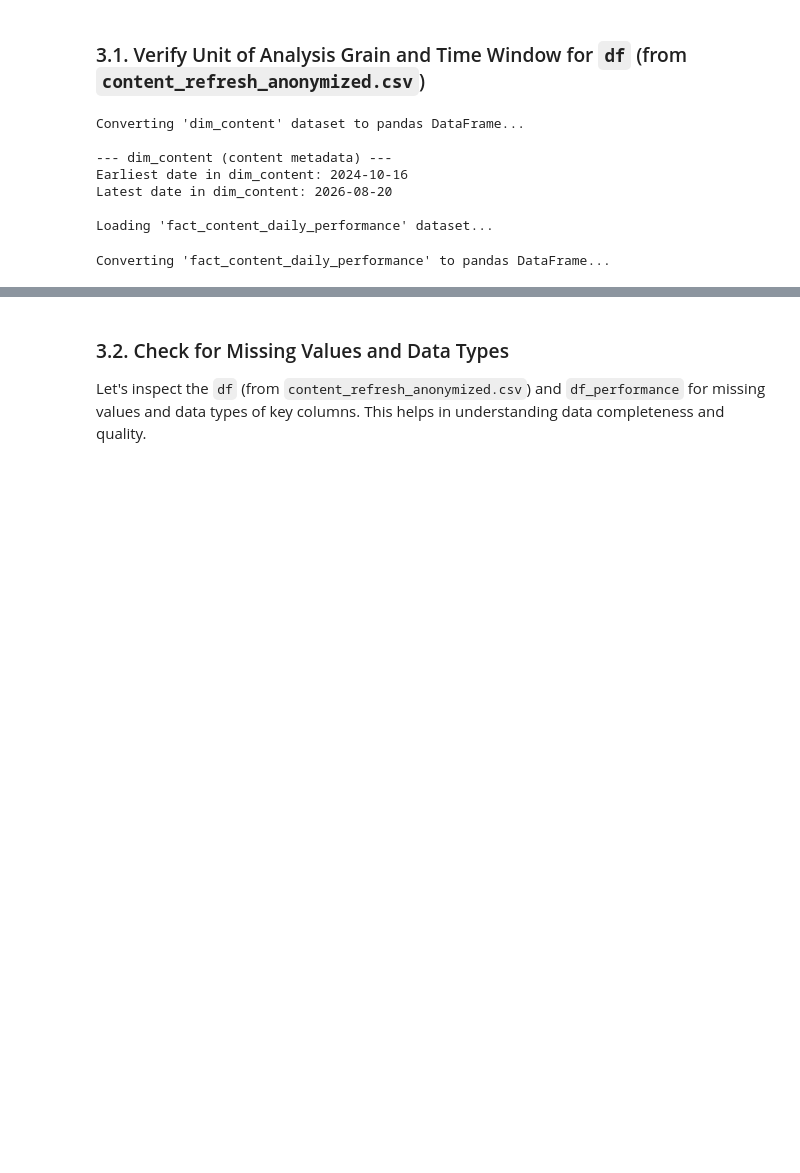
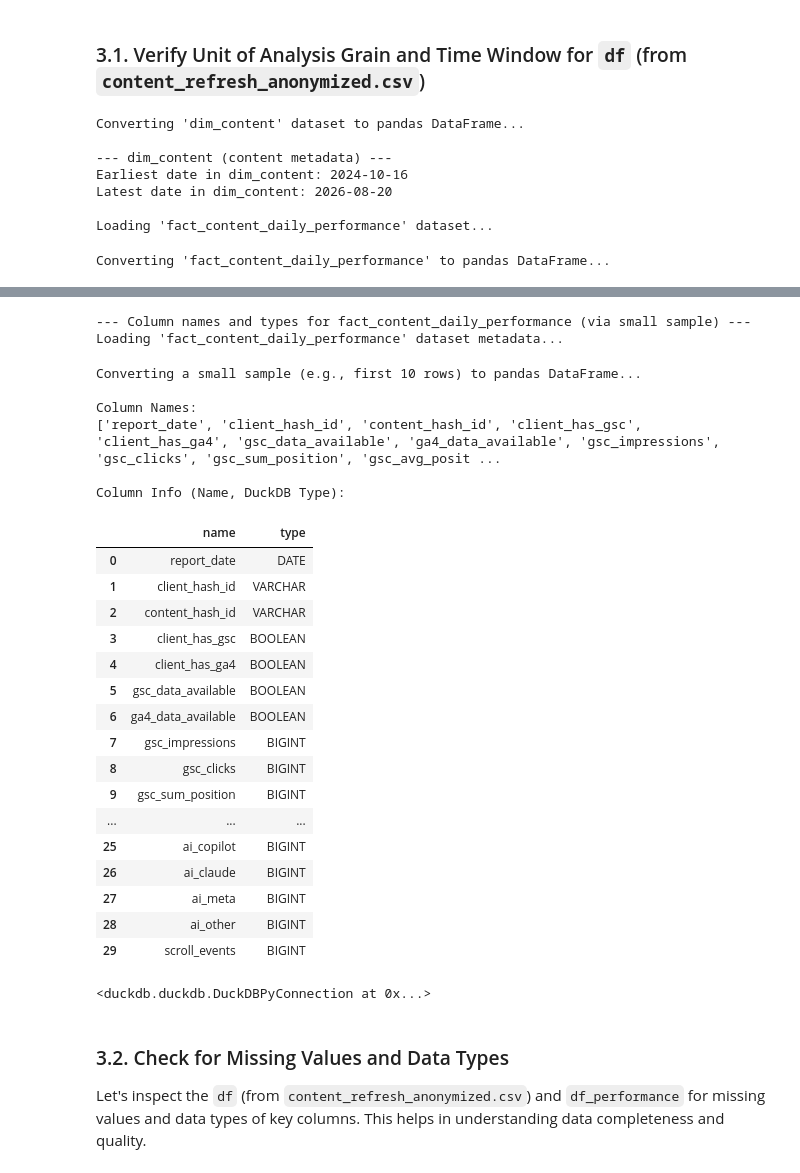
Before and after one commit to fareehaikram93/assignment1-intern, a Jupyter notebook: work/notebooks/w03_data_contract.ipynb, the cells around one changed output, grey strips where cells are left out. Cells and saved outputs as stored; diff of their text form; code cells hidden in the pictures; blank space fills up the shorter version.

```diff
--- a/work/notebooks/w03_data_contract.ipynb
+++ b/work/notebooks/w03_data_contract.ipynb
@@ -255,3 +217,20 @@ Latest date in dim_content: 2026-08-20
 
 Loading 'fact_content_daily_performance' dataset...
 Converting 'fact_content_daily_performance' to pandas DataFrame...
+# %%
+#for getting selected columns from large dataset
+import duckdb
+from google.colab import userdata
+
+con = duckdb.connect()
+
+# Retrieve HF_token from user data
+HF_token = userdata.get('HF_token')
+
+# Replace with your HF read token
+con.execute(f"""
+CREATE SECRET (
+    TYPE huggingface,
+    TOKEN '{HF_token}'
+)
+""")
@@ -258,3 +243,61 @@ Converting 'fact_content_daily_performance' to pandas DataFrame...
+# %%
+import pandas as pd
+from datasets import load_dataset # Added this import
+
+print("\n--- Column names and types for fact_content_daily_performance (via small sample) ---")
+
+# Load the full fact_content_daily_performance dataset using the datasets library
+# (This just loads metadata and prepares for streaming, not the full data into memory)
+print("Loading 'fact_content_daily_performance' dataset metadata...")
+dataset_performance_hf = load_dataset("FlyRank/internship-warehouse", 'fact_content_daily_performance', token=HF_token)
+
+# Select a small sample (e.g., first 10 rows) from the 'train' split
+# This minimizes memory usage while providing enough data to infer schema
+print("Converting a small sample (e.g., first 10 rows) to pandas DataFrame...")
+df_performance_sample = dataset_performance_hf['train'].select(range(10)).to_pandas()
+
+# Create a temporary DuckDB view from this small sample DataFrame
+con.from_df(df_performance_sample).create_view('temp_performance_schema') # Corrected method
+
+# Use PRAGMA table_info on the temporary view to get the schema
+duckdb_columns = con.execute("PRAGMA table_info('temp_performance_schema');").df()
+
+# Extract just the column names
+print("\nColumn Names:")
+print(duckdb_columns['name'].tolist())
+
+print("\nColumn Info (Name, DuckDB Type):")
+display(duckdb_columns[['name', 'type']])
+
+# Clean up the temporary view
+con.execute("DROP VIEW temp_performance_schema;")
+# %% [output]
+--- Column names and types for fact_content_daily_performance (via small sample) ---
+Loading 'fact_content_daily_performance' dataset metadata...
+Converting a small sample (e.g., first 10 rows) to pandas DataFrame...
+
+Column Names:
+['report_date', 'client_hash_id', 'content_hash_id', 'client_has_gsc', 'client_has_ga4', 'gsc_data_available', 'ga4_data_available', 'gsc_impressions', 'gsc_clicks', 'gsc_sum_position', 'gsc_avg_posit ...
+
+Column Info (Name, DuckDB Type):
+|  | name | type |
+| 0 | report_date | DATE |
+| 1 | client_hash_id | VARCHAR |
+| 2 | content_hash_id | VARCHAR |
+| 3 | client_has_gsc | BOOLEAN |
+| 4 | client_has_ga4 | BOOLEAN |
+| 5 | gsc_data_available | BOOLEAN |
+| 6 | ga4_data_available | BOOLEAN |
+| 7 | gsc_impressions | BIGINT |
+| 8 | gsc_clicks | BIGINT |
+| 9 | gsc_sum_position | BIGINT |
+| ... | ... | ... |
+| 25 | ai_copilot | BIGINT |
+| 26 | ai_claude | BIGINT |
+| 27 | ai_meta | BIGINT |
+| 28 | ai_other | BIGINT |
+| 29 | scroll_events | BIGINT |
+<duckdb.duckdb.DuckDBPyConnection at 0x...>
 # %% [markdown]
 ### 3.2. Check for Missing Values and Data Types
 
```
Also changed, not shown: parts of 4 cells of this notebook.
